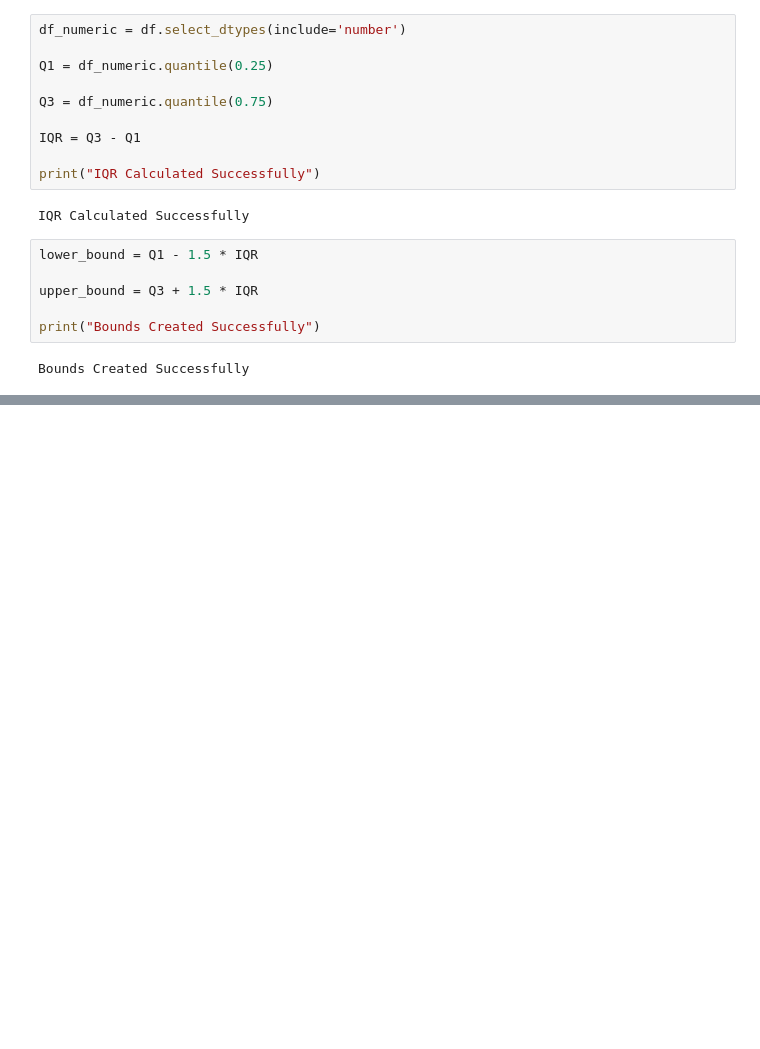
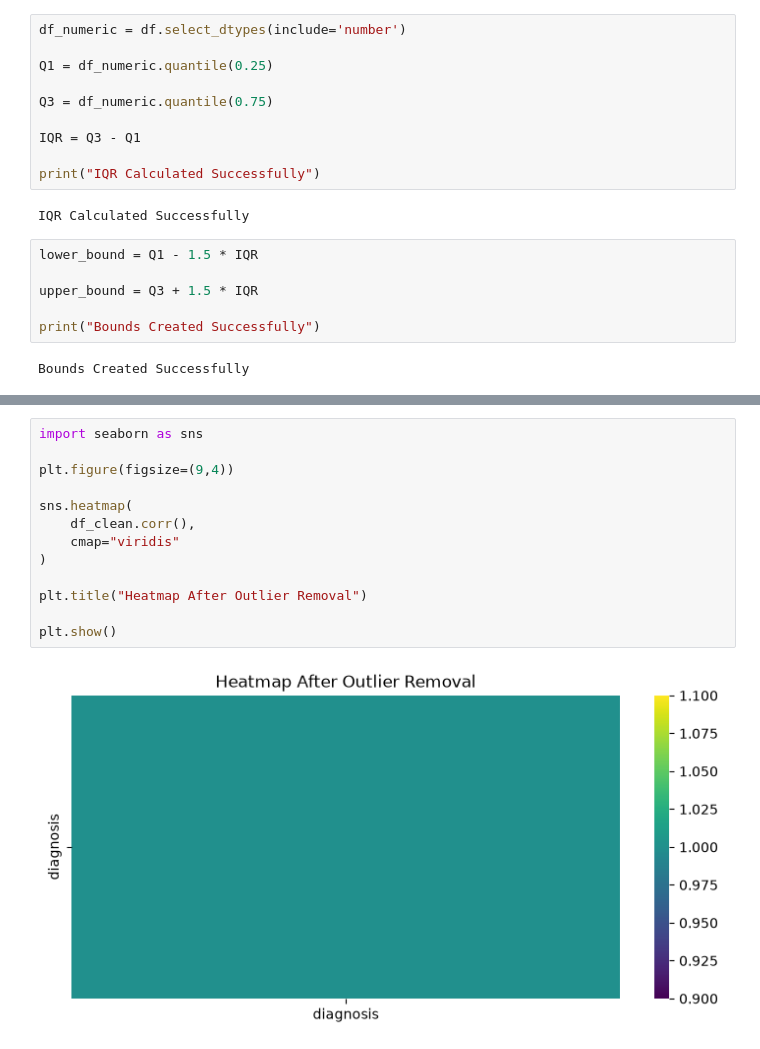
Before and after one commit to shaurovemon75/PML-Assignment-2, a Jupyter notebook: assignment2.ipynb, the cells around one changed output, grey strips where cells are left out. Drawn from its saved outputs; the diff is of its cells as text; blank space fills up the shorter version.

```diff
--- a/assignment2.ipynb
+++ b/assignment2.ipynb
@@ -218,0 +222,15 @@ print("After Outlier Removal :", df_clean.shape)
+# %%
+import seaborn as sns
+
+plt.figure(figsize=(9,4))
+
+sns.heatmap(
+    df_clean.corr(),
+    cmap="viridis"
+)
+
+plt.title("Heatmap After Outlier Removal")
+
+plt.show()
+# %% [output]
+[figure, added]
```
Also changed, not shown: parts of 4 cells of this notebook.
